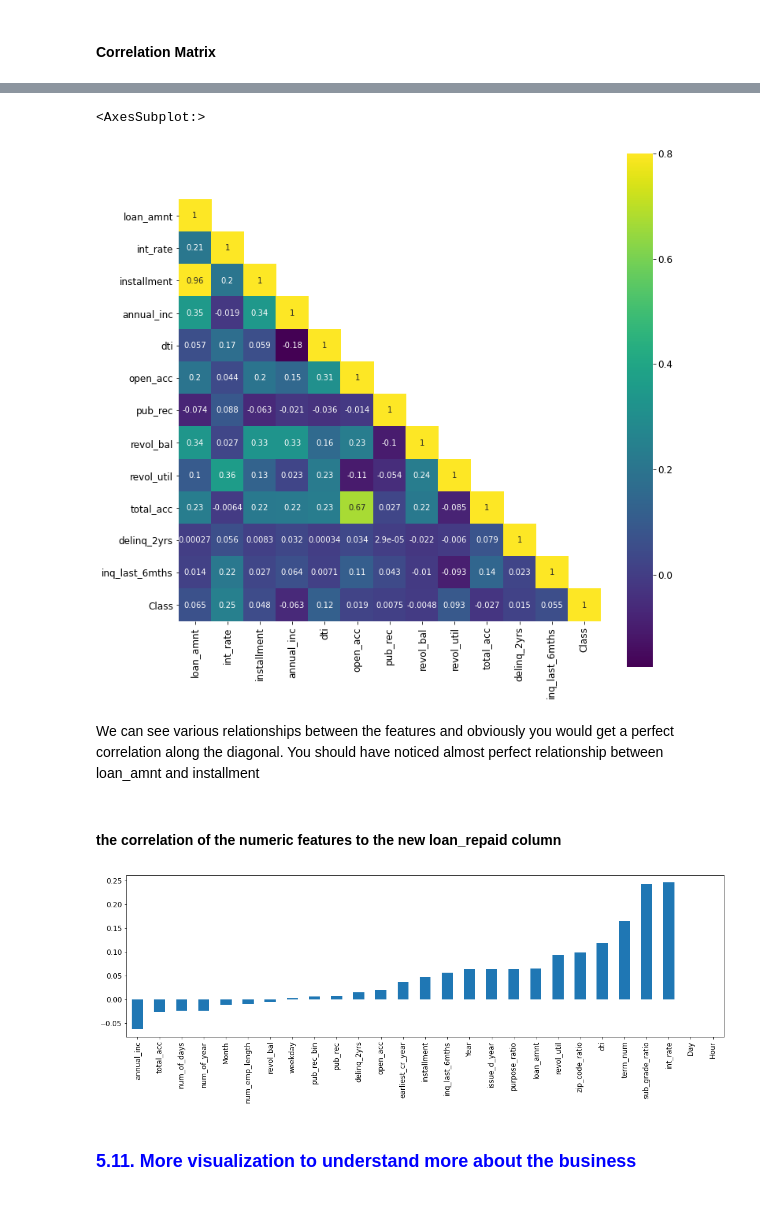
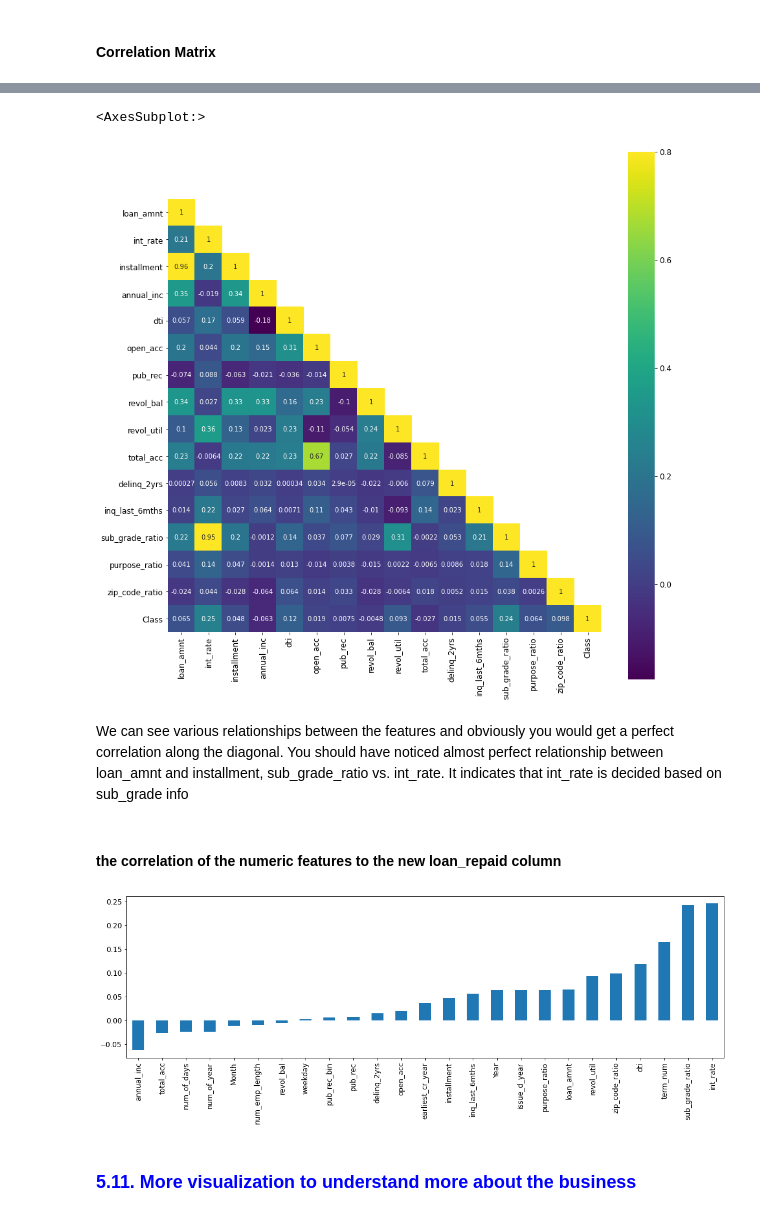
Before and after one commit to ntmai03/DataAnalysisProject, a Jupyter notebook: 02-Classification/02a-Classification-LendingClub-ExploratoryDataAnalysis.ipynb, the cells around one changed output, grey strips where cells are left out. Cells and saved outputs as stored; diff of their text form; code cells hidden in the pictures.

```diff
--- a/02-Classification/02a-Classification-LendingClub-ExploratoryDataAnalysis.ipynb
+++ b/02-Classification/02a-Classification-LendingClub-ExploratoryDataAnalysis.ipynb
@@ -936,7 +936,7 @@ def find_skewed_boundaries(var, distance):
     return upper_boundary, lower_boundary
 # %%
 df_temp = df_train.copy()
-outlier_vars = ['annual_inc', 'revol_bal', 'revol_util']
+outlier_vars = ['annual_inc', 'revol_bal', 'revol_util', 'open_acc','total_acc']
 for var in outlier_vars:
     print()
     print(var)
@@ -1558,9 +1580,7 @@ Lending Club seems to have increased the amount of money lent from 2013 onwards.
 E, F and G grades represent the riskier borrowers. Usually borrowers in somewhat tighter financial situations, or for whom there is not sufficient financial history to make a reliable credit assessment. They are typically charged higher rates, as the business, and therefore the investors, take a higher risk when lending them money.
 # %%
 df_train['Month'] = df_train['issue_d'].dt.month
-df_train['Day'] = df_train['issue_d'].dt.day
 df_train['Year'] = df_train['issue_d'].dt.year
-df_train['Hour'] = df_train['issue_d'].dt.hour
 df_train['weekday'] = df_train['issue_d'].dt.weekday
 # %%
 plt.figure(figsize=(12,4))
@@ -1629,7 +1649,7 @@ df_train.head()
 # %% [markdown]
 #### Correlation Matrix
 # %%
-corr_mat = df_train[num_vars + ['Class']].corr()
+corr_mat = df_train[num_vars + ['sub_grade_ratio', 'purpose_ratio', 'zip_code_ratio'] + ['Class']].corr()
 corr_mat
 # %% [output]
 |  | loan_amnt | int_rate | installment | annual_inc | dti | open_acc | pub_rec | revol_bal | revol_util | ... |
@@ -1649,14 +1672,14 @@ corr_mat
 # %%
 #corr_matt = df_train[num_vars + ['sub_grade_ratio', 'purpose_ratio', 'zip_code_ratio'] + ['Class']].corr()
 mask = np.array(corr_mat)
 mask[np.tril_indices_from(mask)] = False
-plt.figure(figsize=(12,12))
+plt.figure(figsize=(15,15))
 sns.heatmap(corr_mat, mask=mask, vmax=.8, square=True, annot=True,  cmap='viridis')
 # %% [output]
 <AxesSubplot:>
-[figure, old version]
+[figure, new version]
 # %% [markdown]
-We can see various relationships between the features and obviously you would get a perfect correlation along the diagonal. You should have noticed almost perfect relationship between loan_amnt and installment
+We can see various relationships between the features and obviously you would get a perfect correlation along the diagonal. You should have noticed almost perfect relationship between loan_amnt and installment, sub_grade_ratio vs. int_rate.  It indicates that int_rate is decided based on sub_grade info
 # %% [markdown]
 #### the correlation of the numeric features to the new loan_repaid column
 # %%
@@ -1664,7 +1687,7 @@ plt.figure(figsize = (18,5))
 df_train.corr()['Class'].sort_values().drop('Class').plot(kind='bar')
 plt.show()
 # %% [output]
-[figure, old version]
+[figure, new version]
 # %% [markdown]
 ### <font color=blue> 5.11. More visualization to understand more about the business
 # %% [markdown]
```
Also changed, not shown: parts of 9 cells of this notebook, 2 other files.
